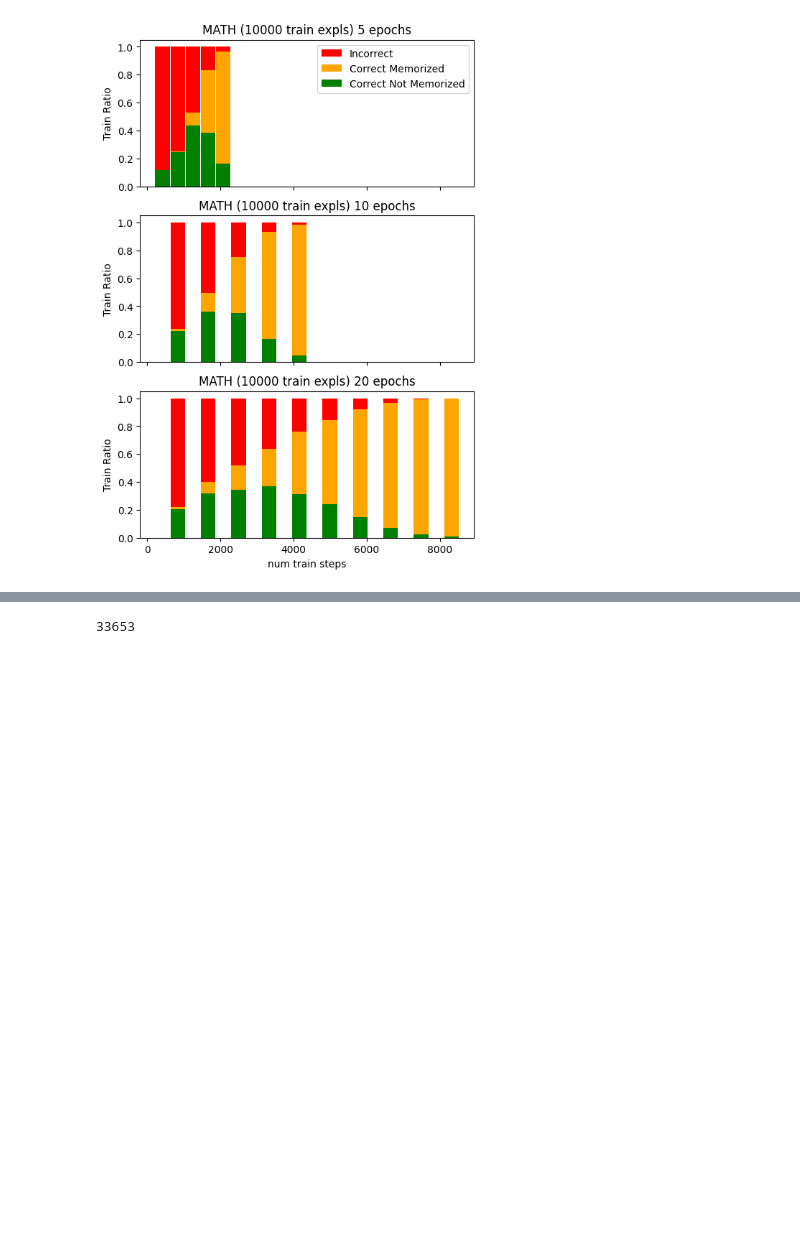
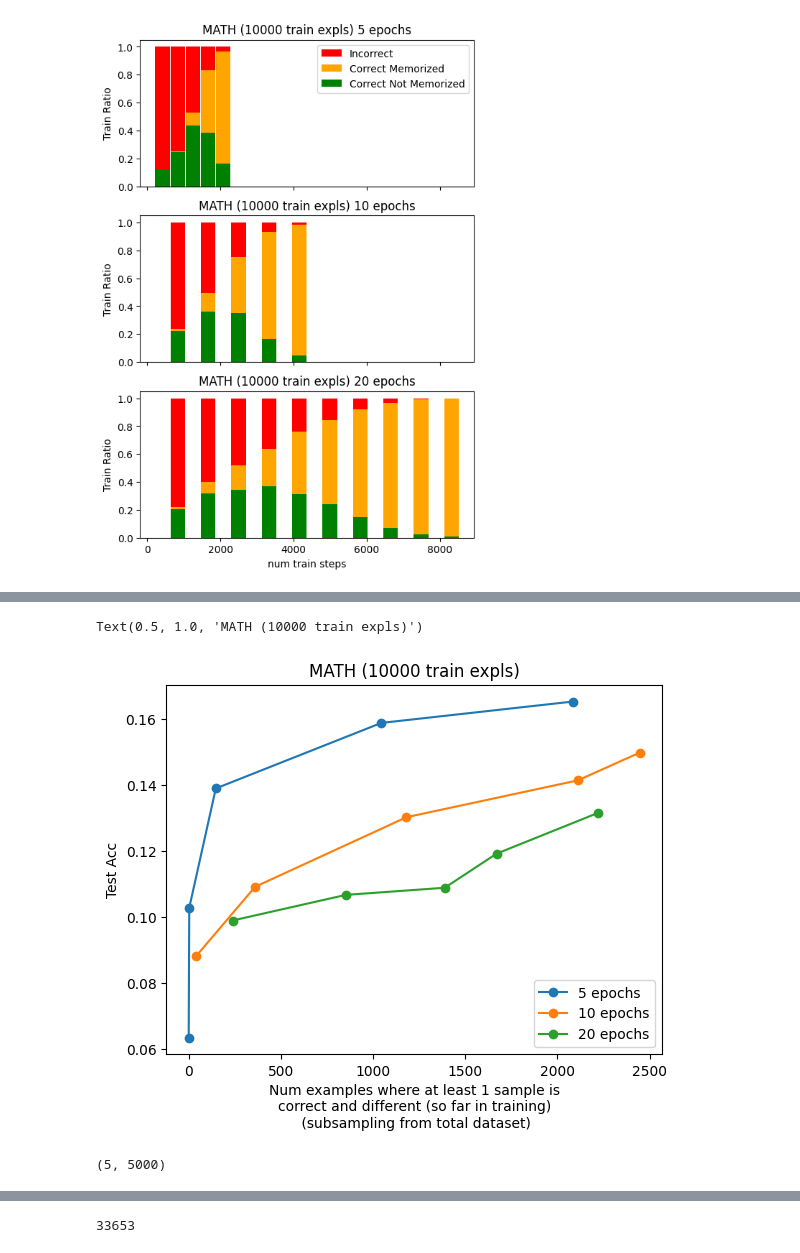
Before and after one commit to katiekang1998/reasoning_data, a Jupyter notebook: analyze/math_aug3_numepochs.ipynb, the cells around one changed output, grey strips where cells are left out. Saved outputs shown, nothing was run; the diff lists cells and outputs as text; code cells hidden in the pictures; blank space fills up the shorter version.

```diff
--- a/analyze/math_aug3_numepochs.ipynb
+++ b/analyze/math_aug3_numepochs.ipynb
@@ -207,13 +207,13 @@ num_memorized_all20 = []
 num_correct_different_all20 = []
 num_incorrect_all20 = []
 
-subsample_idxs20 = np.load("ckpts/math_aug3_unmemorized_geq_3_total10000_epochs20/subsample_idxs.npy")
+subsample_idxs20 = np.load("../ckpts/math_aug3_unmemorized_geq_3_total10000_epochs20/subsample_idxs.npy")
 
 ckpts20 = [int(_) for _ in ["832", "1664", "2496", "3328", "4160", "4992", "5824", "6656", "7488", "8320"]]
 
 for ckpt in ckpts20:
-    train_correct = (np.load("ckpts/math_aug3_unmemorized_geq_3_total10000_epochs20/checkpoint-"+str(ckpt)+ "/train_aug_subsample_answer_types5_seed2.npy")==0)
-    train_samples = (np.load("ckpts/math_aug3_unmemorized_geq_3_total10000_epochs20/checkpoint-"+str(ckpt)+ "/train_aug_subsample_answers5_seed2.npy"))
+    train_correct = (np.load("../ckpts/math_aug3_unmemorized_geq_3_total10000_epochs20/checkpoint-"+str(ckpt)+ "/train_aug_subsample_answer_types5_seed2.npy")==0)
+    train_samples = (np.load("../ckpts/math_aug3_unmemorized_geq_3_total10000_epochs20/checkpoint-"+str(ckpt)+ "/train_aug_subsample_answers5_seed2.npy"))
 
     num_memorized_ckpt = []
     num_correct_different_ckpt = []
@@ -380,0 +407,23 @@ Text(0.5, 1.0, 'MATH (10000 train expls)')
+# %%
+
+plt.plot(cummulative_num_memorized5, test_accs_all5, "o-", label = "5 epochs")
+
+plt.plot(cummulative_num_memorized10, test_accs_all10, "o-", label = "10 epochs")
+
+plt.plot(cummulative_num_memorized20, test_accs_all20[[1, 3, 4, 5, 9]], "o-", label = "20 epochs")
+
+
+# plt.axvline(5000, color = "red", label = "subsampling train set size")
+plt.legend()
+
+
+plt.xlabel("Num examples where at least 1 sample is\ncorrect and different (so far in training)\n (subsampling from total dataset)")
+plt.ylabel("Test Acc")
+plt.title("MATH (10000 train expls)")
+# %% [output]
+Text(0.5, 1.0, 'MATH (10000 train expls)')
+[figure, added]
+# %%
+num_correct_different_all20_2.shape
+# %% [output]
+(5, 5000)
```
Also changed, not shown: parts of 10 cells of this notebook, 3 other files.
